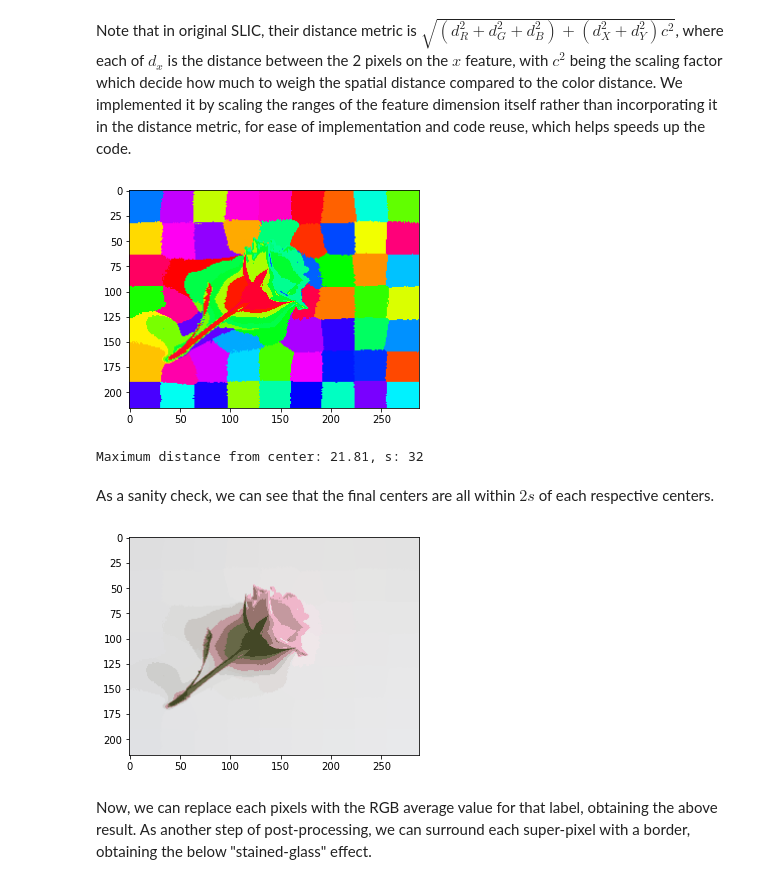
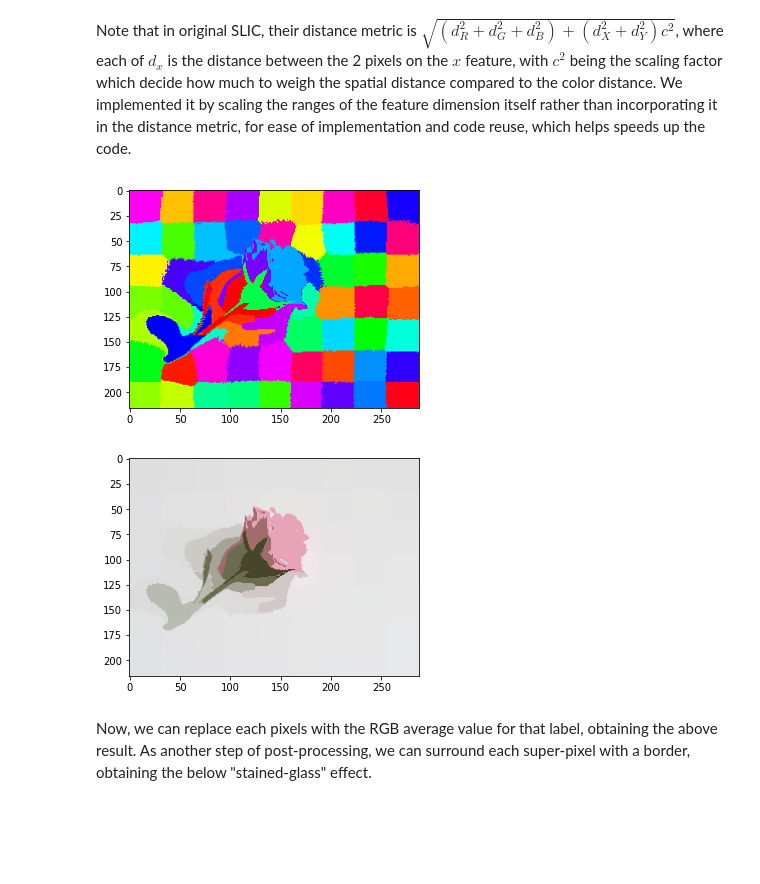
Before and after one commit to 0WN463/wellspring, a Jupyter notebook: computer-vision/segmentation.ipynb, the cells around one changed output. Cells and saved outputs as stored; diff of their text form; code cells hidden in the pictures; blank space fills up the shorter version.

Commit message:
SLIC ensure tightness

```diff
--- a/computer-vision/segmentation.ipynb
+++ b/computer-vision/segmentation.ipynb
@@ -496,25 +526,14 @@ Note that in original SLIC, their distance metric is $\sqrt{(d_R^2 + d_G^2 + d_B
 decide how much to weigh the spatial distance compared to the color distance.
 We implemented it by scaling the ranges of the feature dimension itself rather than incorporating it in the distance metric, for ease of implementation and code reuse, which helps speeds up the code.
 # %%
-factor = 0.3
-labels, centers = slic(rose_image_rgb, num_super_pixels=63, factor=factor)
+factor = 3.6
+labels, centers = slic.slic(rose_image_rgb, num_super_pixels=63, factor=factor)
 plt.imshow(make_segments(labels));
 # %% [output]
-[figure, old version]
+[figure, new version]
-# %%
-from scipy.spatial import KDTree
-
-s = _calc_distance(rose_image_rgb, num_super_pixels=63)
-tree = KDTree(centers[:,:2] * rose_image_rgb.shape[:2] / factor)
-distances, _ = tree.query(features[:,:,:2].reshape(-1, 2))
-print(f"Maximum distance from center: {distances.max():.2f}, s: {s}")
-# %% [output]
-Maximum distance from center: 21.81, s: 32
-# %% [markdown]
-As a sanity check, we can see that the final centers are all within $2s$ of each respective centers.
 # %%
 def average_labelled_clusters(labels, centers):
-    rgb_mapping = np.array([rose_image_rgb[labels == l].mean(axis=0) for l in set(labels.ravel())]).astype(np.uint8)
+    rgb_mapping = np.array([rose_image_rgb[labels == l].mean(axis=0) for l in np.unique(labels)]).astype(np.uint8)
     image_shape = (*labels.shape[:2], 3)
     result = np.zeros(image_shape, dtype=np.uint8)
 
@@ -525,7 +544,7 @@ def average_labelled_clusters(labels, centers):
 averaged_image = average_labelled_clusters(labels, centers)
 plt.imshow(averaged_image);
 # %% [output]
-[figure, old version]
+[figure, new version]
 # %% [markdown]
 Now, we can replace each pixels with the RGB average value for that label, obtaining the above result.
 As another step of post-processing, we can surround each super-pixel with a border, obtaining the below "stained-glass" effect.
```
Also changed, not shown: parts of 21 cells of this notebook, 2 other files.
